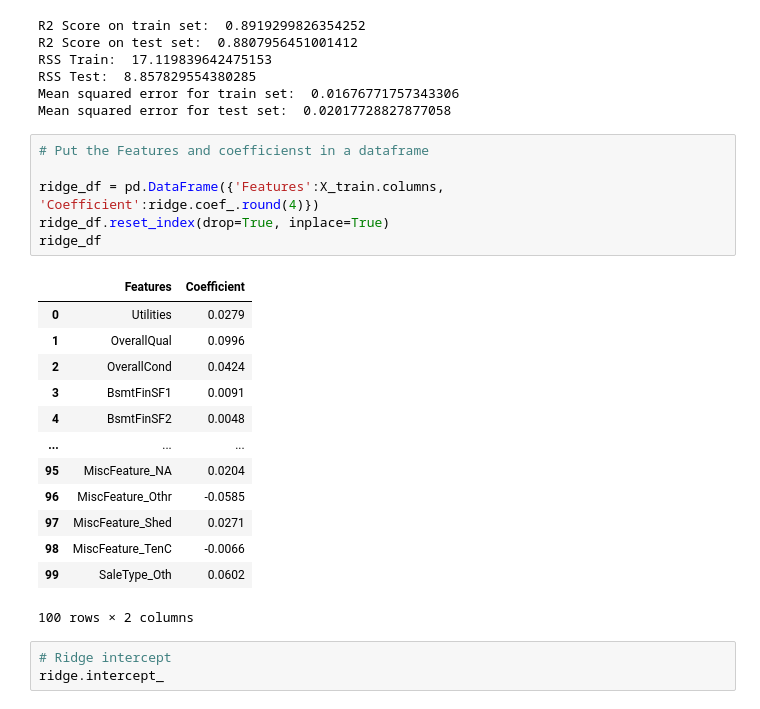
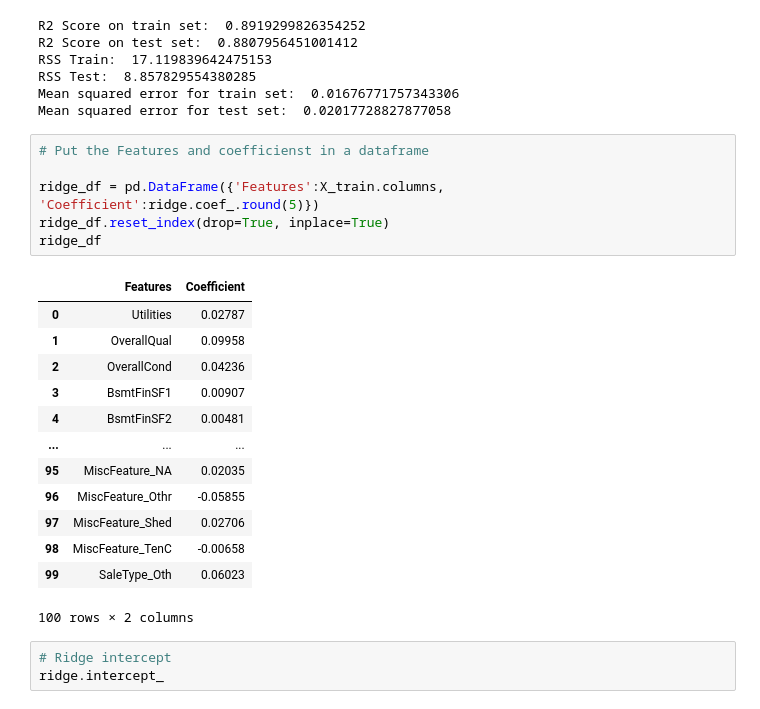
Before and after one commit to akashsharma71191/house_pricing_advance_regression, a Jupyter notebook: Housing_Price_Prediction.ipynb, the cells around one changed output. Cells and saved outputs as stored; diff of their text form.

```diff
--- a/Housing_Price_Prediction.ipynb
+++ b/Housing_Price_Prediction.ipynb
@@ -704,22 +704,22 @@ Mean squared error for test set:  0.02017728827877058
 # %%
 # Put the Features and coefficienst in a dataframe
 
-ridge_df = pd.DataFrame({'Features':X_train.columns, 'Coefficient':ridge.coef_.round(4)})
+ridge_df = pd.DataFrame({'Features':X_train.columns, 'Coefficient':ridge.coef_.round(5)})
 ridge_df.reset_index(drop=True, inplace=True)
 ridge_df
 # %% [output]
 |  | Features | Coefficient |
-| 0 | Utilities | 0.0279 |
-| 1 | OverallQual | 0.0996 |
-| 2 | OverallCond | 0.0424 |
-| 3 | BsmtFinSF1 | 0.0091 |
-| 4 | BsmtFinSF2 | 0.0048 |
+| 0 | Utilities | 0.02787 |
+| 1 | OverallQual | 0.09958 |
+| 2 | OverallCond | 0.04236 |
+| 3 | BsmtFinSF1 | 0.00907 |
+| 4 | BsmtFinSF2 | 0.00481 |
 | ... | ... | ... |
-| 95 | MiscFeature_NA | 0.0204 |
-| 96 | MiscFeature_Othr | -0.0585 |
-| 97 | MiscFeature_Shed | 0.0271 |
-| 98 | MiscFeature_TenC | -0.0066 |
-| 99 | SaleType_Oth | 0.0602 |
+| 95 | MiscFeature_NA | 0.02035 |
+| 96 | MiscFeature_Othr | -0.05855 |
+| 97 | MiscFeature_Shed | 0.02706 |
+| 98 | MiscFeature_TenC | -0.00658 |
+| 99 | SaleType_Oth | 0.06023 |
 100 rows × 2 columns
 # %%
 # Ridge intercept
```
Also changed, not shown: parts of 16 cells of this notebook.
